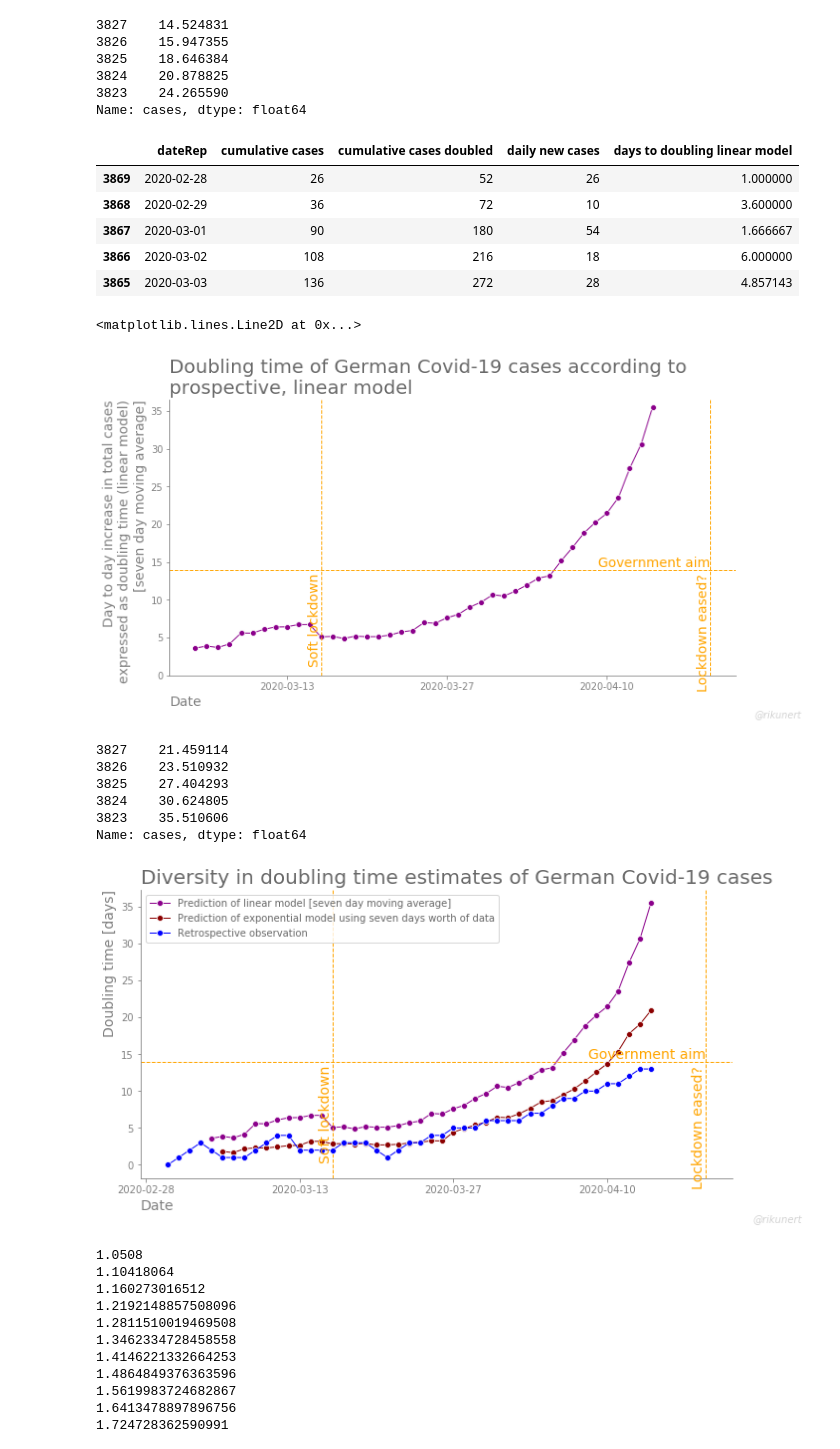
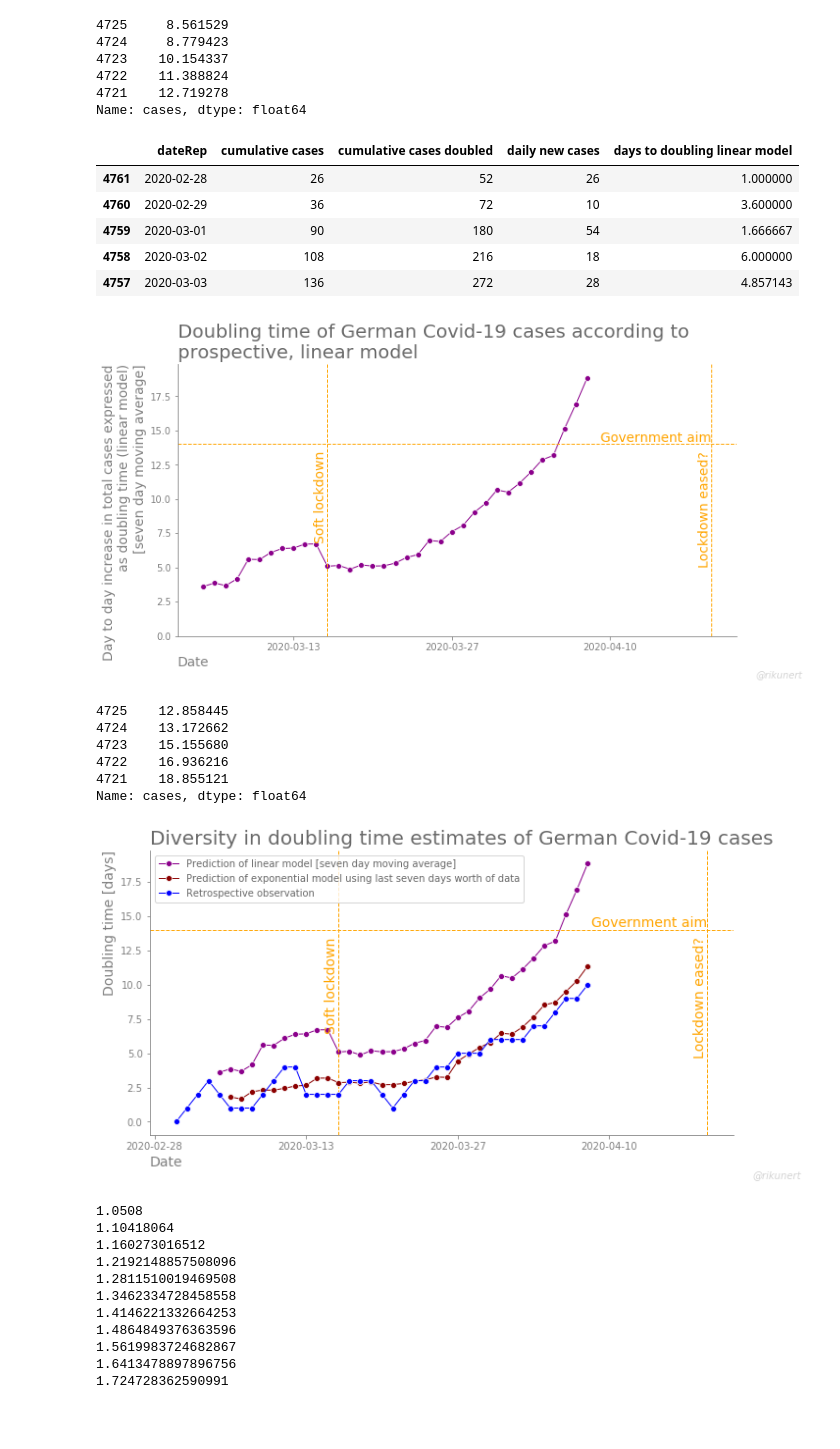
Before and after one commit to rikunert/corona, a Jupyter notebook: doubling_time.ipynb, the cells around one changed output. Saved outputs shown, nothing was run; the diff lists cells and outputs as text; code cells hidden in the pictures; blank space fills up the shorter version.

Commit message:
hard code final date in doubling time

```diff
--- a/doubling_time.ipynb
+++ b/doubling_time.ipynb
@@ -123,8 +123,14 @@ array(['Afghanistan', 'Albania', 'Algeria', 'Andorra', 'Angola',
 # %%
+# restrict by date
+df = df.loc[df['dateRep'] <= datetime(2020,4,8), :]
+
+# restrict by country
 country_of_interest = 'Germany'
 # country_of_interest =  'United_Kingdom'
 # country_of_interest = 'United_States_of_America'
 # country_of_interest = 'Sweden'
+
+
 
 minimal_number_of_cases = 10
 mask_country = df['countriesAndTerritories'] == country_of_interest
@@ -311,11 +315,11 @@ ax.axhline(y=14,
 # %%
 series_cases_increase_days.rolling(window=7).mean().tail()
 # %% [output]
-3827    14.524831
-3826    15.947355
-3825    18.646384
-3824    20.878825
-3823    24.265590
+4725     8.561529
+4724     8.779423
+4723    10.154337
+4722    11.388824
+4721    12.719278
 Name: cases, dtype: float64
 # %%
 series_cum_cases = df.iloc[::-1].loc[mask, 'cases'].cumsum()
@@ -330,17 +334,17 @@ df_san = pd.DataFrame({'dateRep': df.iloc[::-1].loc[mask, 'dateRep'],
 df_san.head()
 # %% [output]
 |  | dateRep | cumulative cases | cumulative cases doubled | daily new cases | days to doubling linear model |
-| 3869 | 2020-02-28 | 26 | 52 | 26 | 1.000000 |
-| 3868 | 2020-02-29 | 36 | 72 | 10 | 3.600000 |
-| 3867 | 2020-03-01 | 90 | 180 | 54 | 1.666667 |
-| 3866 | 2020-03-02 | 108 | 216 | 18 | 6.000000 |
-| 3865 | 2020-03-03 | 136 | 272 | 28 | 4.857143 |
+| 4761 | 2020-02-28 | 26 | 52 | 26 | 1.000000 |
+| 4760 | 2020-02-29 | 36 | 72 | 10 | 3.600000 |
+| 4759 | 2020-03-01 | 90 | 180 | 54 | 1.666667 |
+| 4758 | 2020-03-02 | 108 | 216 | 18 | 6.000000 |
+| 4757 | 2020-03-03 | 136 | 272 | 28 | 4.857143 |
 # %%
 fig, ax = draw_cases(x=df.loc[mask, 'dateRep'],
                      y=series_doubling_time_linear.rolling(window=7).mean(),
                      color='darkmagenta',
                      title='Doubling time of German Covid-19 cases according to\nprospective, linear model',
-                     ylabel='Day to day increase in total cases\nexpressed as doubling time (linear model)\n[seven day moving average]',
+                     ylabel='Day to day increase in total cases expressed\nas doubling time (linear model)\n[seven day moving average]',
                      text1_y=13.5,#series_doubling_time_linear.rolling(window=7).mean().max(),
                      text2_y=13.5)#series_doubling_time_linear.rolling(window=7).mean().max())
 ax.set(ylim=[0, max(15, series_doubling_time_linear.rolling(window=7).mean().max() + 1)])
@@ -355,18 +359,17 @@ ax.text(x='2020-04-19',
 ax.axhline(y=14,
            linestyle='--', color='orange', linewidth=1)
 
-#fig.savefig('D_doubling_prospective_days_linear.png', dpi=400, bbox_inches='tight')
+fig.savefig('D_doubling_prospective_days_linear.png', dpi=200, bbox_inches='tight')
 # %% [output]
-<matplotlib.lines.Line2D at 0x...>
-[figure, old version]
+[figure, new version]
 # %%
 series_doubling_time_linear.rolling(window=7).mean().tail()
 # %% [output]
-3827    21.459114
-3826    23.510932
-3825    27.404293
-3824    30.624805
-3823    35.510606
+4725    12.858445
+4724    13.172662
+4723    15.155680
+4722    16.936216
+4721    18.855121
 Name: cases, dtype: float64
 # %%
 fig, ax = draw_cases(x=df.loc[mask, 'dateRep'],
@@ -385,36 +388,36 @@ if True:
         verticalalignment='bottom',
         rotation='horizontal',
         color='orange',
        size=14)
     ax.axhline(y=14,
            linestyle='--', color='orange', linewidth=1)
 
 sns.lineplot(x=df.loc[mask, 'dateRep'],
              y=series_cases_increase_days_7d,
              marker='o',
              linewidth=1,
              color='darkred',
-             label='Prediction of exponential model using seven days worth of data',
+             label='Prediction of exponential model using last seven days worth of data',
              ax=ax)
 
 sns.lineplot(x=df.loc[mask, 'dateRep'],
              y=days_since_less_than_half_cases-1,
              marker='o',
              linewidth=1,
              color='blue',
              label='Retrospective observation',
              ax=ax)
 
 ax.set(xlabel='Date',
       ylabel='Doubling time [days]')
 
 ax.legend().get_frame().set_color('white')
 for text in ax.legend().get_texts():
     text.set_color((0.41, 0.41, 0.41))
 
-#fig.savefig('SE_doubling_all.png', dpi=400, bbox_inches='tight')
+fig.savefig('D_doubling_all.png', dpi=200, bbox_inches='tight')
 # %% [output]
-[figure, old version]
+[figure, new version]
 # %%
 infected = 1
 prop_increase = 0.0508
```
Also changed, not shown: parts of 11 cells of this notebook, 8 other files.
